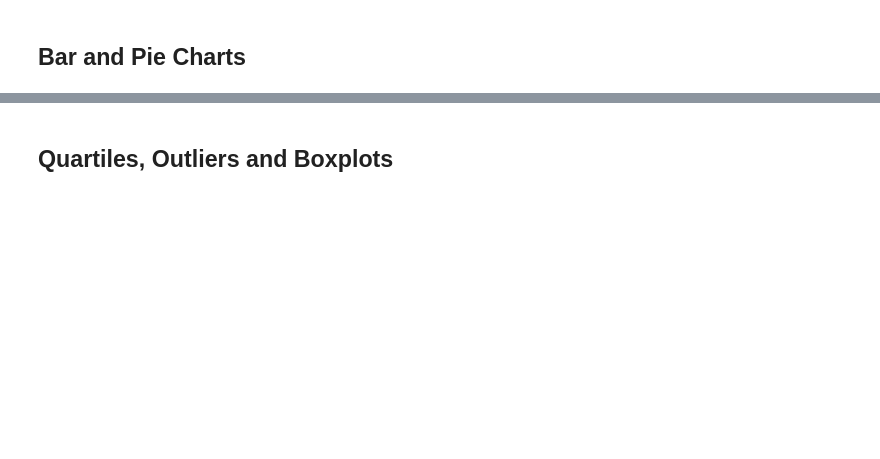
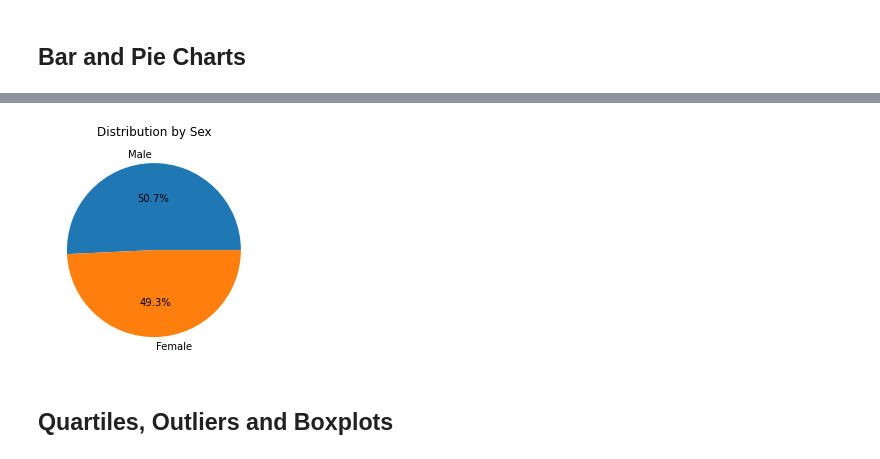
Before and after one commit to jcortez02/mapplotlib_challenge, a Jupyter notebook: pymaceuticals_starter.ipynb, the cells around one changed output, grey strips where cells are left out. Cells and saved outputs as stored; diff of their text form; code cells hidden in the pictures; blank space fills up the shorter version.

```diff
--- a/pymaceuticals_starter.ipynb
+++ b/pymaceuticals_starter.ipynb
@@ -193,5 +277,13 @@ tumor_volume_stats_df
 # %%
 # Generate a pie plot showing the distribution of female versus male mice using pyplot
+sex_df=merge_df2['Sex'].value_counts()
+
+plt.pie(sex_df, labels=sex_df.index.values, autopct="%1.1f%%")
+plt.title('Distribution by Sex')
+
+plt.show()
+# %% [output]
+[figure, added]
 # %% [markdown]
 ## Quartiles, Outliers and Boxplots
 # %%
```
Also changed, not shown: parts of 21 cells of this notebook.
